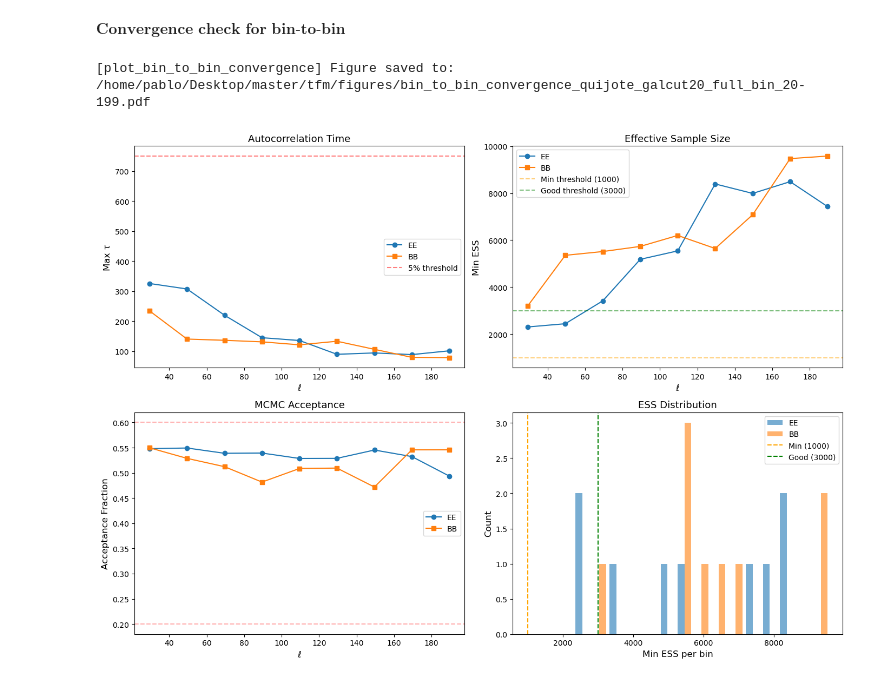
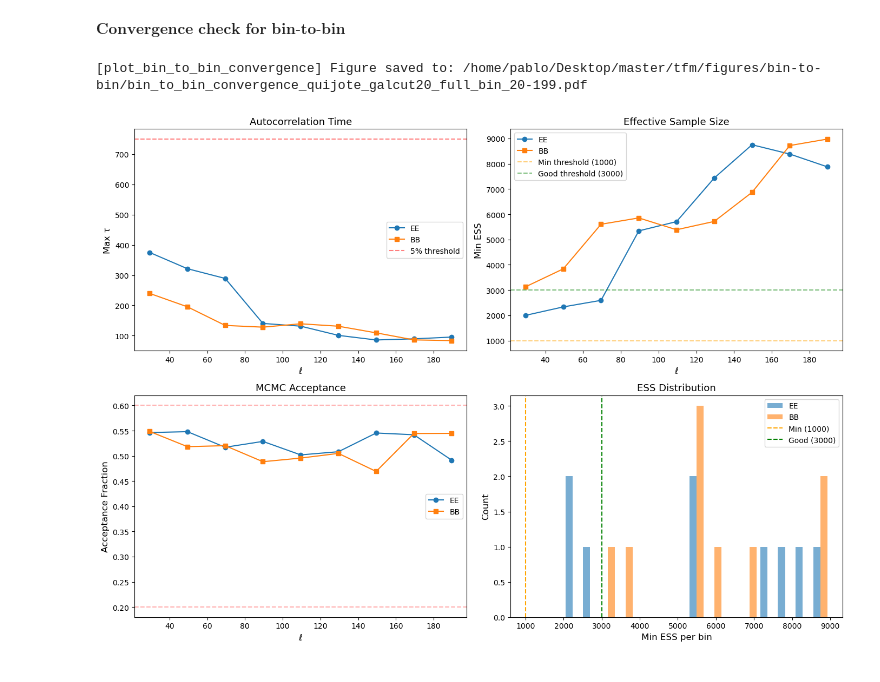
Before and after one commit to pablodeferra/tfm_pablo_de_ferra, a Jupyter notebook: python/1-methodology_tests/run_all_code_2.ipynb, the cells around one changed output. Saved outputs shown, nothing was run; the diff lists cells and outputs as text; code cells hidden in the pictures.

```diff
--- a/python/1-methodology_tests/run_all_code_2.ipynb
+++ b/python/1-methodology_tests/run_all_code_2.ipynb
@@ -278,7 +280,8 @@ sampler_EE, samples_full_EE, samples_free_EE, param_map_EE, chi2_reduced_EE = fu
     ninter=ninter,
     discard_fraction=discard_fraction,
     verbose=True,  # Show progress bar
-    fit_mode=fitting_mode
+    fit_mode=fitting_mode,
+    color_correction=True
 )
 
 print(f'Reduced chi^2 (EE) = {chi2_reduced_EE}')
@@ -314,7 +318,8 @@ sampler_BB, samples_full_BB, samples_free_BB, param_map_BB, chi2_reduced_BB = fu
     ninter=ninter,
     discard_fraction=discard_fraction,
     verbose=True,  # Show progress bar
-    fit_mode=fitting_mode
+    fit_mode=fitting_mode,
+    color_correction=True
 )
 
 print(f'Reduced chi^2 (BB) = {chi2_reduced_BB}')
@@ -395,7 +401,8 @@ samplers_EE, samples_full_EE, samples_free_EE, param_names_btb, chi2_reduced_EE
     ninter=ninter_btb,
     discard_fraction=discard_fraction_btb,
     verbose=True,
-    fit_mode=fit_mode_btb
+    fit_mode=fit_mode_btb,
+    color_correction=True
 )
 # %% [output]
 [run_mcmc bin-to-bin] Fitting 9 ell bins independently
@@ -452,7 +460,8 @@ samplers_BB, samples_full_BB, samples_free_BB, param_names_btb, chi2_reduced_BB
     ninter=ninter_btb,
     discard_fraction=discard_fraction_btb,
     verbose=True,
-    fit_mode=fit_mode_btb
+    fit_mode=fit_mode_btb,
+    color_correction=True
 )
 # %% [output]
 [run_mcmc bin-to-bin] Fitting 9 ell bins independently
@@ -558,18 +568,18 @@ fig = functions.plot_bin_to_bin_results(
 # %% [markdown]
 $\textbf{Convergence check for bin-to-bin}$
 # %%
-convergence_save_path = f'/home/pablo/Desktop/master/tfm/figures/bin_to_bin_convergence_{mask_name}{name_suffix}.pdf'
+convergence_save_path = f'/home/pablo/Desktop/master/tfm/figures/bin-to-bin/bin_to_bin_convergence_{mask_name}{name_suffix}.pdf'
 
 fig_convergence = functions.plot_bin_to_bin_convergence(
     samplers_EE=samplers_EE,
     samplers_BB=samplers_BB,
     ell_1=ell_1,
     ell_2=ell_2,
     ninter=ninter_btb,
     discard_fraction=discard_fraction_btb,
     save_path=convergence_save_path,
     figsize=(14, 10)
 )
 # %% [output]
-[plot_bin_to_bin_convergence] Figure saved to: /home/pablo/Desktop/master/tfm/figures/bin_to_bin_convergence_quijote_galcut20_full_bin_20-199.pdf
+[plot_bin_to_bin_convergence] Figure saved to: /home/pablo/Desktop/master/tfm/figures/bin-to-bin/bin_to_bin_convergence_quijote_galcut20_full_bin_20-199.pdf
-[figure, old version]
+[figure, new version]
```
Also changed, not shown: parts of 9 cells of this notebook, 7 other files.
